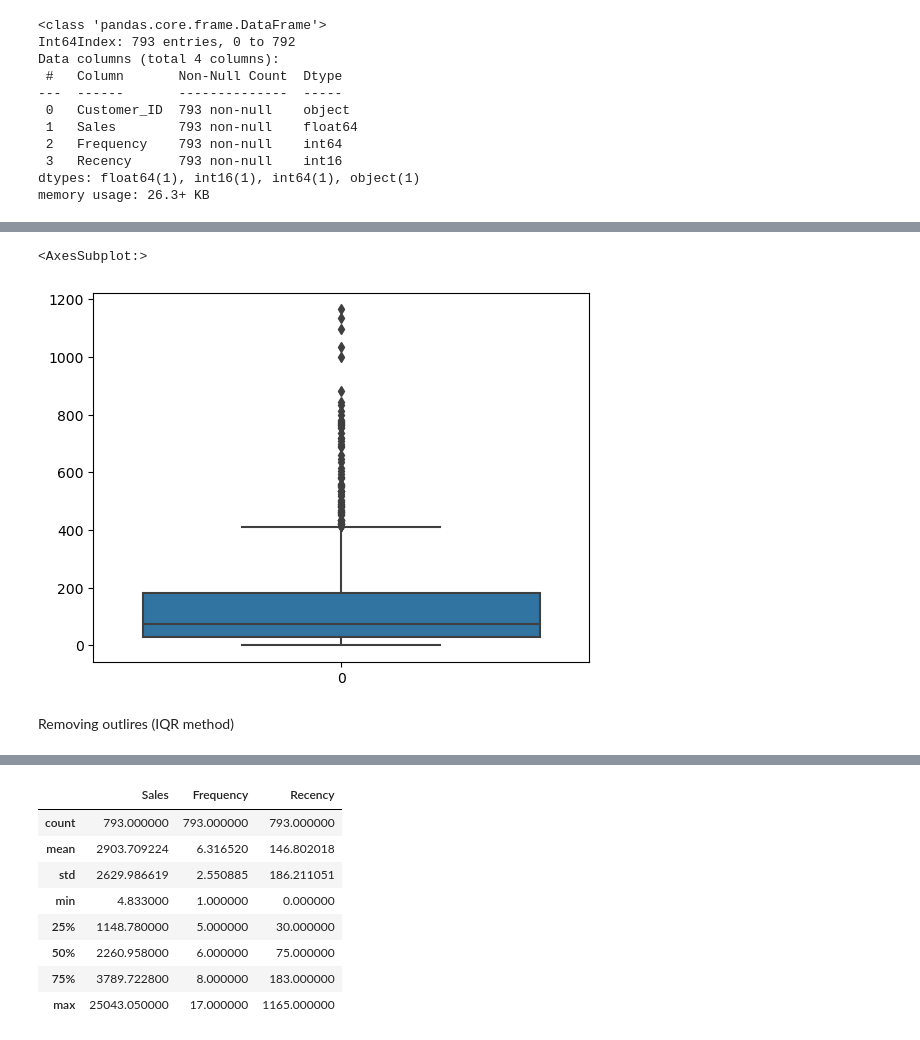
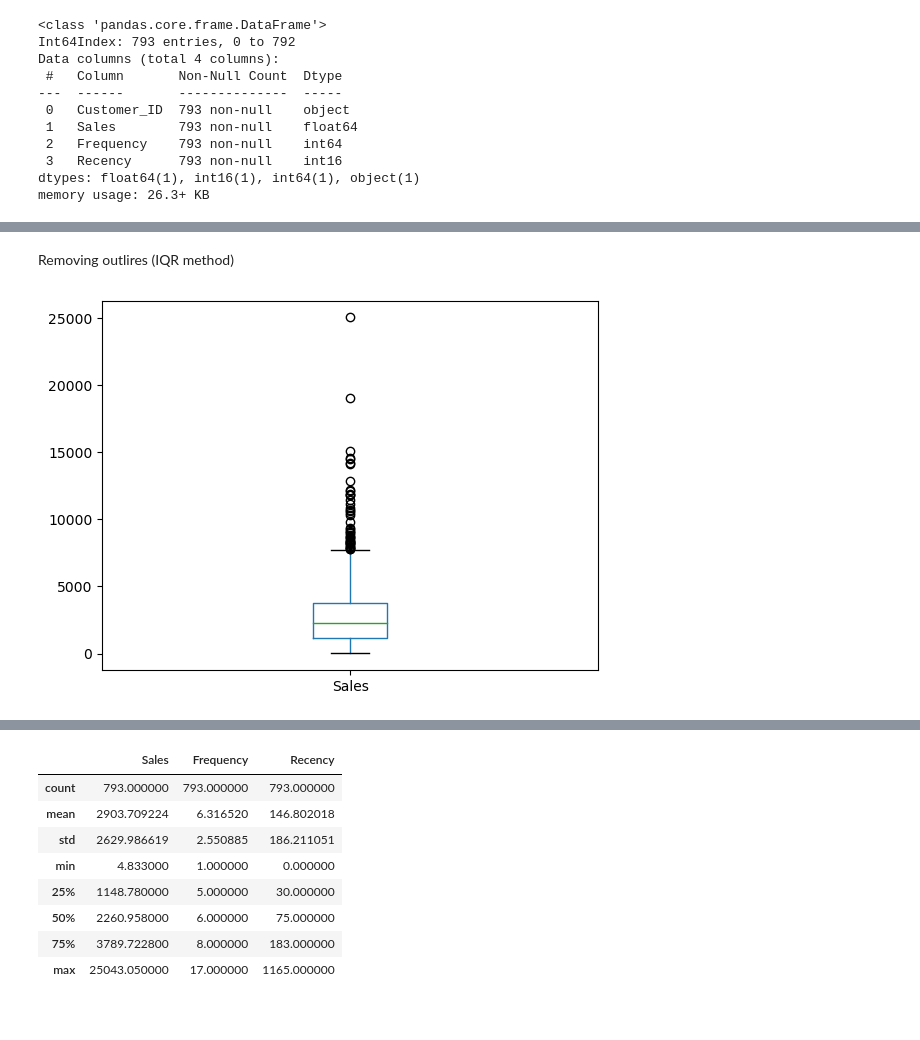
Before and after one commit to YanaOrf/E_Commerce, a Jupyter notebook: E-commerce EDA.ipynb, the cells around one changed output, grey strips where cells are left out. Drawn from its saved outputs; the diff is of its cells as text; code cells hidden in the pictures.

```diff
--- a/E-commerce EDA.ipynb
+++ b/E-commerce EDA.ipynb
@@ -276,7 +268,13 @@ sns.boxplot(data=metrics["Frequency"])
-# %%
-sns.boxplot(data=metrics["Recency"])
-# %% [output]
-<AxesSubplot:>
-[figure, removed]
 # %% [markdown]
 Removing outlires (IQR method)
+# %%
+# a function "plot_boxplot"
+
+def plot_boxplot(df,ft):
+    df.boxplot(column=[ft])
+    plt.grid(False)
+    plt.show()
+# %%
+plot_boxplot(metrics,"Sales")
+# %% [output]
+[figure, added]
```
Also changed, not shown: parts of 39 cells of this notebook.
